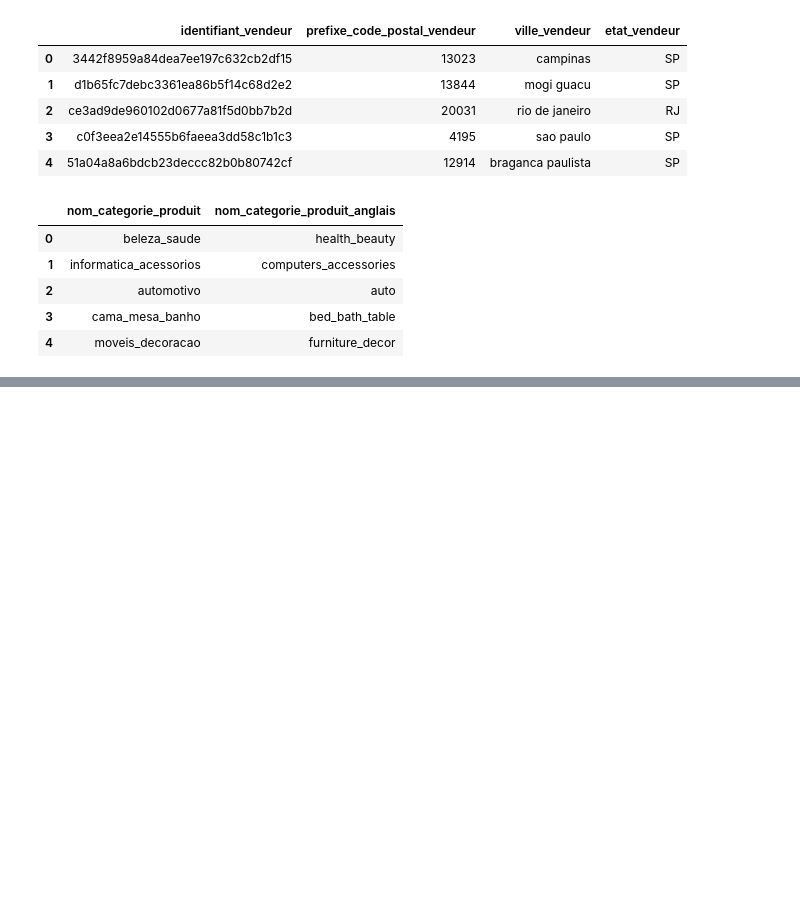
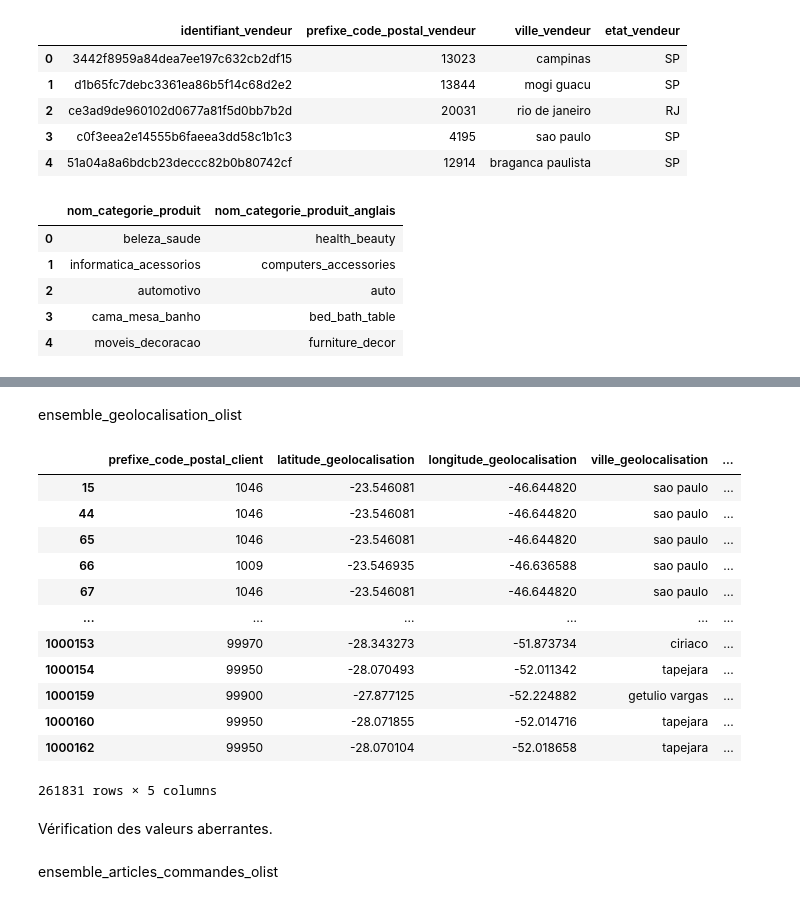
Before and after one commit to Jeremi971/analyse_e_commerce_md5, a Jupyter notebook: main.ipynb, the cells around one changed output, grey strips where cells are left out. Saved outputs shown, nothing was run; the diff lists cells and outputs as text; code cells hidden in the pictures; blank space fills up the shorter version.

```diff
--- a/main.ipynb
+++ b/main.ipynb
@@ -194,0 +513,5 @@ traduction_nom_categorie_produit.head()
+# %%
+ensemble_geolocalisation_olist = ensemble_geolocalisation_olist.rename(columns={'prefixe_code_postal_geolocalisation':'prefixe_code_postal_client'})
+ensemble_clients_olist['prefixe_code_postal_client'] = ensemble_clients_olist['prefixe_code_postal_client'].astype(str)
+ensemble_geolocalisation_olist['prefixe_code_postal_client'] = ensemble_geolocalisation_olist['prefixe_code_postal_client'].astype(str)
+customer_geolocation = joindre_deux_Dataframe(df1=ensemble_clients_olist,df2=ensemble_geolocalisation_olist)
@@ -194,0 +677,20 @@ traduction_nom_categorie_produit.head()
+# %% [markdown]
+ensemble_geolocalisation_olist
+# %%
+ensemble_geolocalisation_olist[ensemble_geolocalisation_olist.duplicated() == True]
+# %% [output]
+|  | prefixe_code_postal_client | latitude_geolocalisation | longitude_geolocalisation | ville_geolocalisation | ... |
+| 15 | 1046 | -23.546081 | -46.644820 | sao paulo | ... |
+| 44 | 1046 | -23.546081 | -46.644820 | sao paulo | ... |
+| 65 | 1046 | -23.546081 | -46.644820 | sao paulo | ... |
+| 66 | 1009 | -23.546935 | -46.636588 | sao paulo | ... |
+| 67 | 1046 | -23.546081 | -46.644820 | sao paulo | ... |
+| ... | ... | ... | ... | ... | ... |
+| 1000153 | 99970 | -28.343273 | -51.873734 | ciriaco | ... |
+| 1000154 | 99950 | -28.070493 | -52.011342 | tapejara | ... |
+| 1000159 | 99900 | -27.877125 | -52.224882 | getulio vargas | ... |
+| 1000160 | 99950 | -28.071855 | -52.014716 | tapejara | ... |
+| 1000162 | 99950 | -28.070104 | -52.018658 | tapejara | ... |
+261831 rows × 5 columns
+# %% [markdown]
+Vérification des valeurs aberrantes.
@@ -194,0 +703,2 @@ traduction_nom_categorie_produit.head()
+# %% [markdown]
+ensemble_articles_commandes_olist
```
Also changed, not shown: parts of 113 cells of this notebook, 4 other files.
